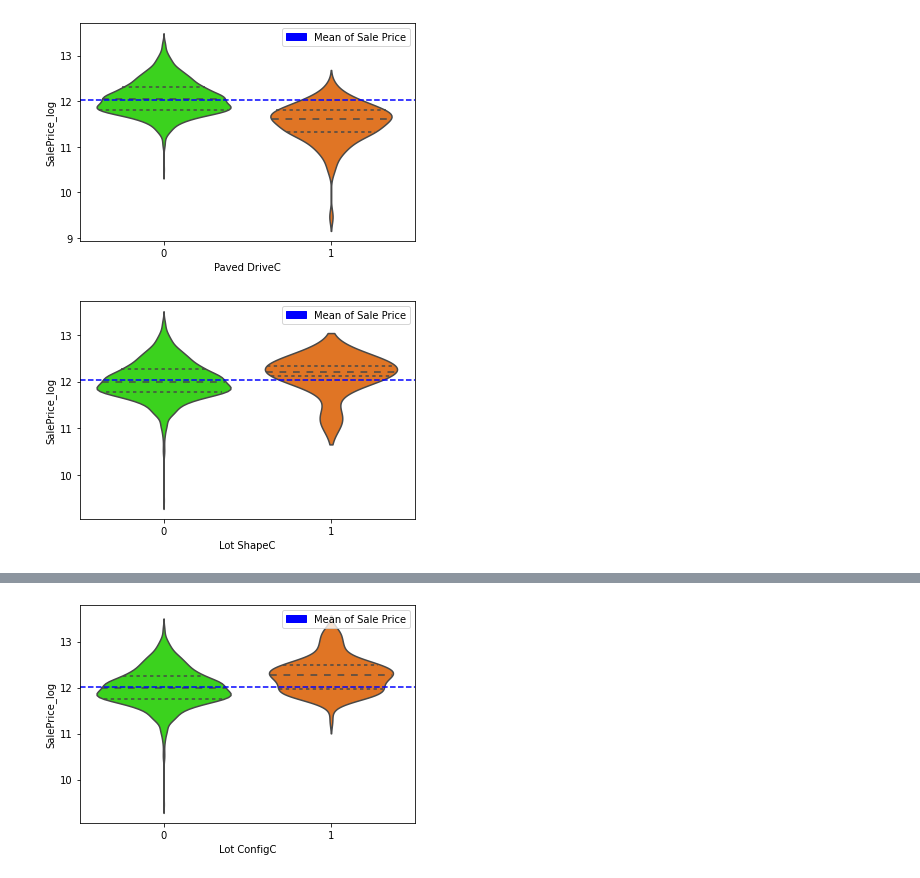
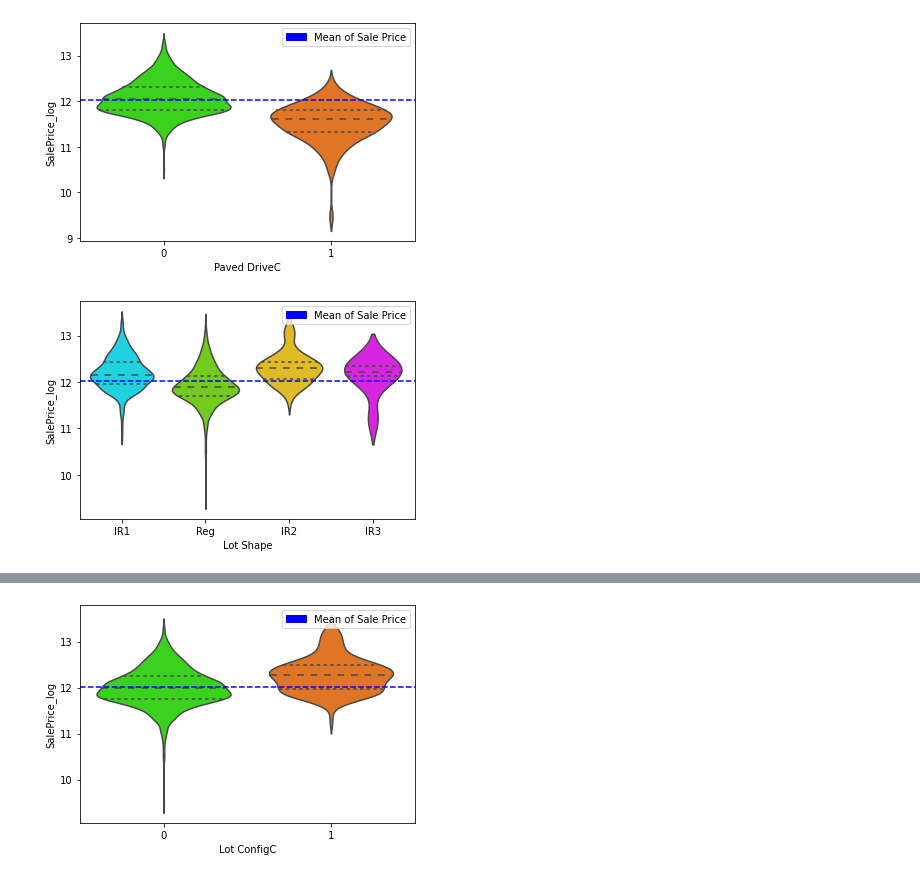
Before and after one commit to griffinbran/Real-Estate-Statistical-Modeling, a Jupyter notebook: code/02_Preprocessing_and_Feature_Engineering.ipynb, the cells around one changed output, grey strips where cells are left out. Drawn from its saved outputs; the diff is of its cells as text; code cells hidden in the pictures.

```diff
--- a/code/02_Preprocessing_and_Feature_Engineering.ipynb
+++ b/code/02_Preprocessing_and_Feature_Engineering.ipynb
@@ -69,12 +69,12 @@ plt.legend(handles=[label_patch]);
 # %% [output]
 [figure]
 # %%
-sns.violinplot("Lot ShapeC", "SalePrice_log", data=train_df, palette='gist_ncar',inner="quartile");
+sns.violinplot("Lot Shape", "SalePrice_log", data=train_df, palette='gist_ncar',inner="quartile");
 plt.axhline(train_df['SalePrice_log'].mean(), color="blue", linestyle = '--');
 label_patch = mpatches.Patch(color="blue", label='Mean of Sale Price')
 plt.legend(handles=[label_patch]);
 # %% [output]
-[figure, old version]
+[figure, new version]
 # %%
 sns.violinplot("Land ContourC", "SalePrice_log", data=train_df, palette='gist_ncar',inner="quartile");
 plt.axhline(train_df['SalePrice_log'].mean(), color="blue", linestyle = '--');
```
Also changed, not shown: parts of 6 cells of this notebook, 17 other files.
